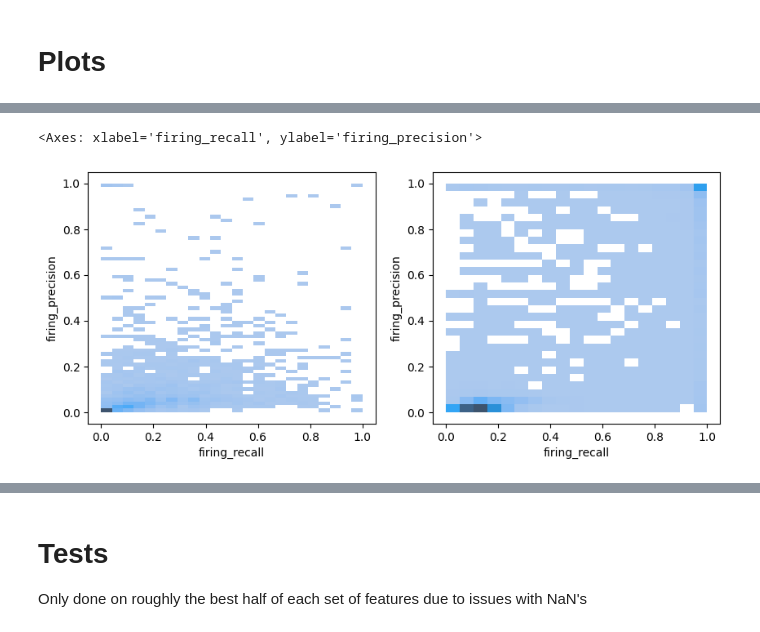
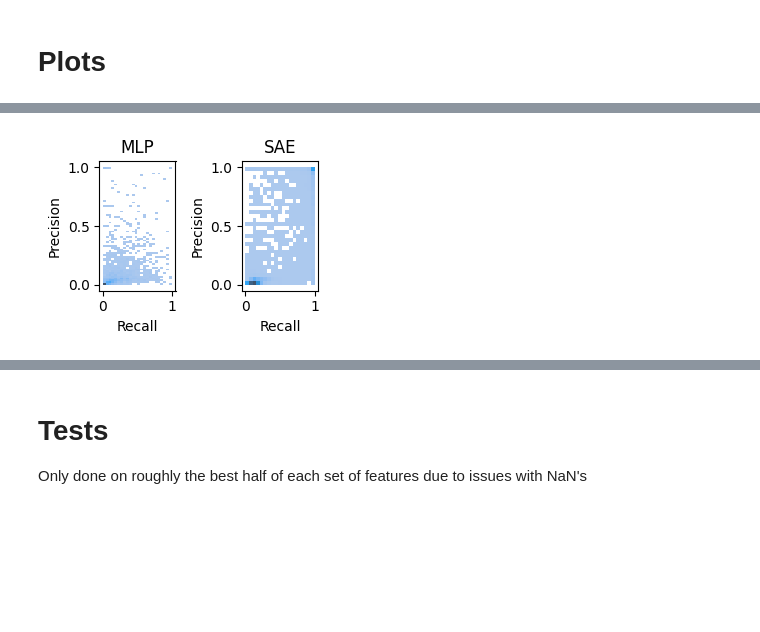
Before and after one commit to albertsgarde/thesis, a Jupyter notebook: sandbox/bootstrap.ipynb, the cells around one changed output, grey strips where cells are left out. Saved outputs shown, nothing was run; the diff lists cells and outputs as text; code cells hidden in the pictures; blank space fills up the shorter version.

```diff
--- a/sandbox/bootstrap.ipynb
+++ b/sandbox/bootstrap.ipynb
@@ -173,3 +177,6 @@ MLP firing F1 score mean: 0.11152450756423117
 SAE firing F1 score mean: 0.2556508109037088
 # %% [markdown]
 # Plots
+# %%
+figure_path = Path("../report/images/figures")
+assert figure_path.exists()
@@ -191,14 +204,0 @@ plt.show()
-# %%
-fig, axes = plt.subplots(1, 3, figsize=(15, 4))
-
-plot_info = [("firing_recall", "Recall"), ("firing_precision", "Precision"), ("firing_f1", "F1-score")]
-for ax, (column, title) in zip(axes, plot_info, strict=True):
-    sns.histplot(
-        data=notnull_df, x=column, hue="group", bins=20, weights=1 / notnull_df["group"].map(notnull_counts), ax=ax
-    )
-    ax.set_xlabel(title)
-    ax.set_ylabel("Density")
-    ax.set_title(f"Distribution of {title}")
-
-
-plt.show()
@@ -207,10 +297,26 @@ plt.show()
 # %%
-fig, axes = plt.subplots(1, 2, figsize=(10, 4))
+plots = [
+    Plot(
+        lambda ax: sns.histplot(
+            data=notnull_df[notnull_df["group"].eq("mlp")], x="firing_recall", y="firing_precision", ax=ax
+        ),
+        "MLP",
+        "Recall",
+        "Precision",
+        "recall_precision_mlp",
+    ),
+    Plot(
+        lambda ax: sns.histplot(
+            data=notnull_df[notnull_df["group"].eq("sae")], x="firing_recall", y="firing_precision", ax=ax
+        ),
+        "SAE",
+        "Recall",
+        "Precision",
+        "recall_precision_sae",
+    ),
+]
 
-
-sns.histplot(data=notnull_df[notnull_df["group"].eq("mlp")], x="firing_recall", y="firing_precision", ax=axes[0])
-sns.histplot(data=notnull_df[notnull_df["group"].eq("sae")], x="firing_recall", y="firing_precision", ax=axes[1])
+plot_all(plots, figsize=(1.5, 2.25), save=figure_path, show=(1, 2))
 # %% [output]
-<Axes: xlabel='firing_recall', ylabel='firing_precision'>
-[figure, old version]
+[figure, new version]
 # %%
```
Also changed, not shown: parts of 13 cells of this notebook, 2 other files.
